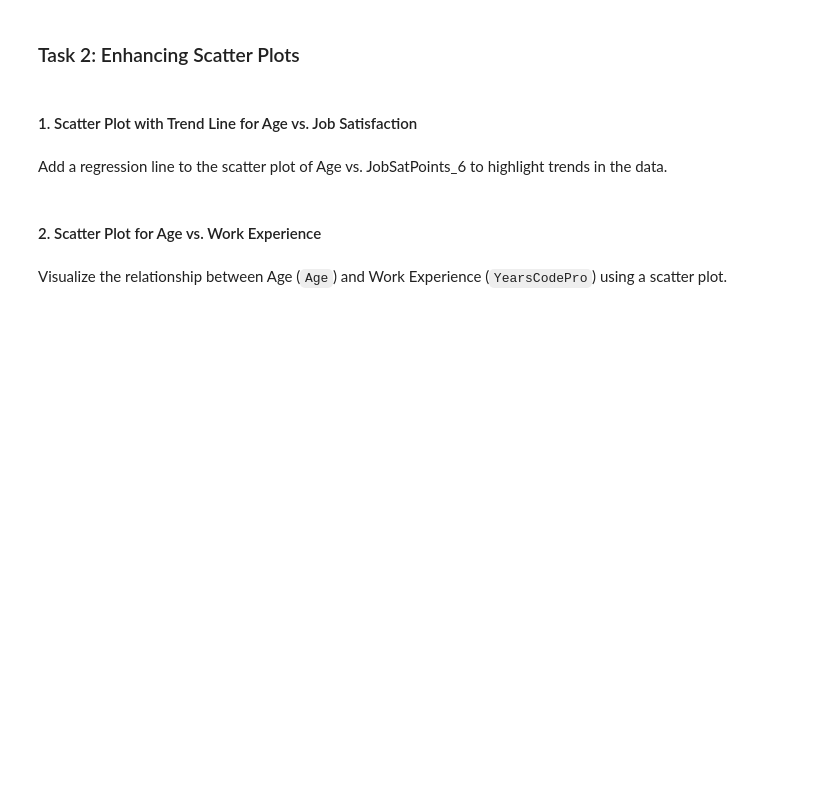
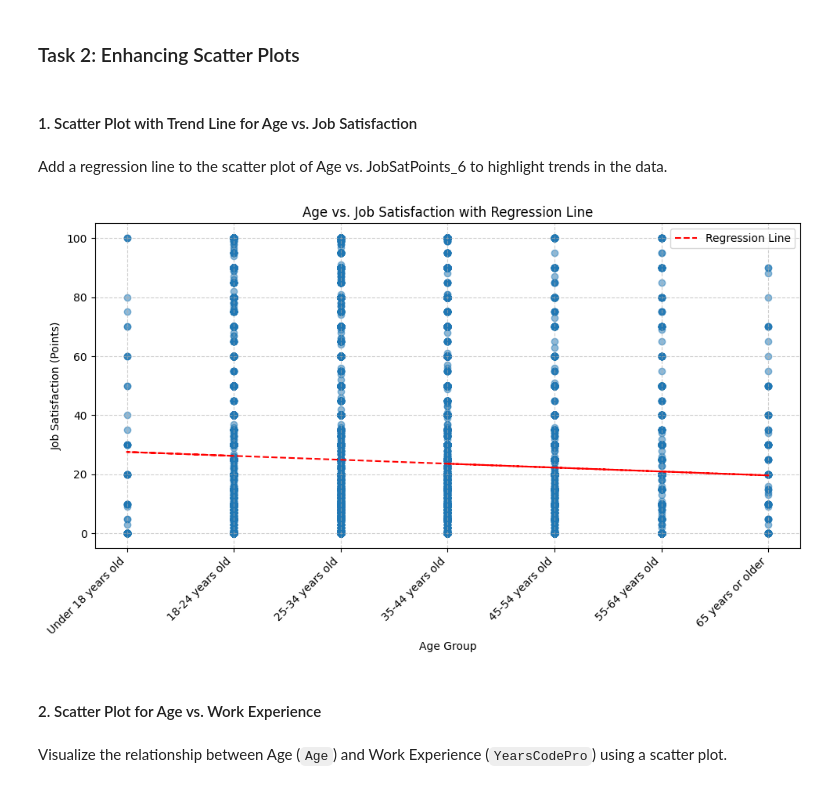
Before and after one commit to Sumant-crty/IBM-Data-Analyst-Capstone-Project, a Jupyter notebook: Lab 16 Scatter Plot.ipynb, the cells around one changed output. Cells and saved outputs as stored; diff of their text form; code cells hidden in the pictures; blank space fills up the shorter version.

```diff
--- a/Lab 16 Scatter Plot.ipynb
+++ b/Lab 16 Scatter Plot.ipynb
@@ -65,3 +138,26 @@ Add a regression line to the scatter plot of Age vs. JobSatPoints_6 to highlight
+# %%
+import numpy as np
+
+# Drop rows with NaN in 'Age_numerical' or 'JobSatPoints_6' for regression calculation
+df_filtered = df.dropna(subset=['Age_numerical', 'JobSatPoints_6'])
+
+# Calculate the regression line
+z = np.polyfit(df_filtered['Age_numerical'], df_filtered['JobSatPoints_6'], 1)
+p = np.poly1d(z)
+
+plt.figure(figsize=(10, 6))
+plt.scatter(df['Age_numerical'], df['JobSatPoints_6'], alpha=0.5)
+plt.plot(df_filtered['Age_numerical'], p(df_filtered['Age_numerical']), color='red', linestyle='--', label='Regression Line')
+plt.title('Age vs. Job Satisfaction with Regression Line')
+plt.xlabel('Age Group')
+plt.ylabel('Job Satisfaction (Points)')
+plt.xticks(ticks=list(age_mapping.values()), labels=list(age_mapping.keys()), rotation=45, ha='right')
+plt.grid(True, linestyle='--', alpha=0.6)
+plt.legend()
+plt.tight_layout()
+plt.show()
+# %% [output]
+[figure, added]
 # %% [markdown]
 #### 2. Scatter Plot for Age vs. Work Experience
 # %% [markdown]
```
Also changed, not shown: parts of 18 cells of this notebook.
